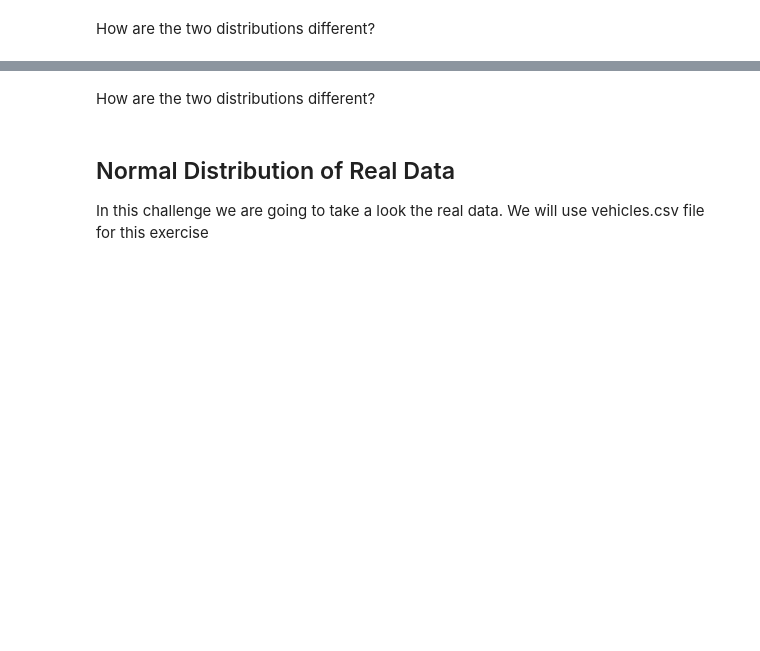
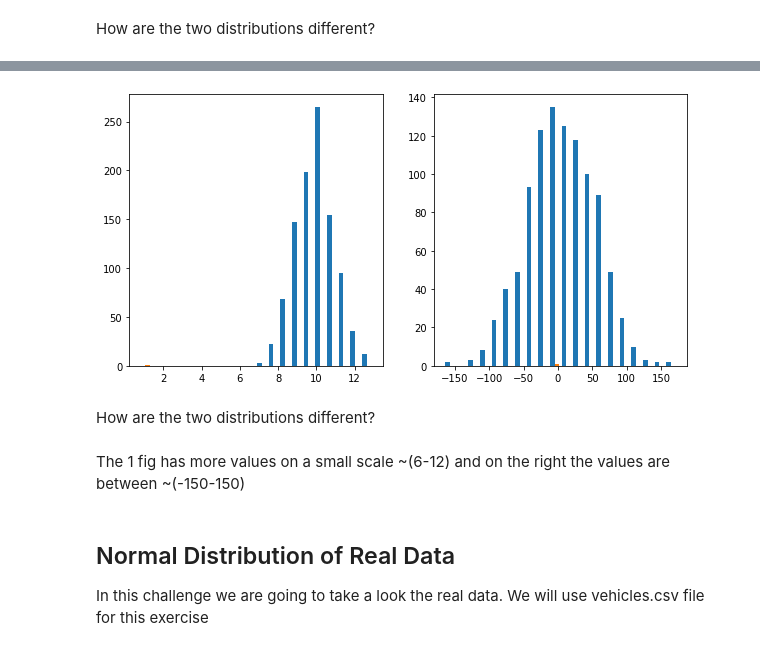
Before and after one commit to ta-data-lis/lab-probability-distributions, a Jupyter notebook: your-code/continuous.ipynb, the cells around one changed output, grey strips where cells are left out. Cells and saved outputs as stored; diff of their text form; code cells hidden in the pictures; blank space fills up the shorter version.

```diff
--- a/your-code/continuous.ipynb
+++ b/your-code/continuous.ipynb
@@ -64,2 +86,19 @@ Expected output:
+# %%
+def normal (m, v, s):
+    x = np.random.normal(m,v,s)
+    y = norm.rvs()
+    return(x, y)
+
+fun_3 = normal(10, 1, 1000)
+fun_4 = normal(10, 50, 1000)
+
+# plotting
+fig, axs = plt.subplots(1, 2, figsize=(10, 5))
+axs[0].hist(fun_3, 20)
+axs[1].hist(fun_4, 20)
+
+plt.show()
+# %% [output]
+[figure, added]
 # %% [markdown]
 How are the two distributions different?
@@ -68,3 +105,5 @@ How are the two distributions different?
+# %% [markdown]
+The 1 fig has more values on a small scale ~(6-12) and on the right the values are between ~(-150-150)
 # %% [markdown]
 ## Normal Distribution of Real Data
 
```
Also changed, not shown: parts of 20 cells of this notebook.
